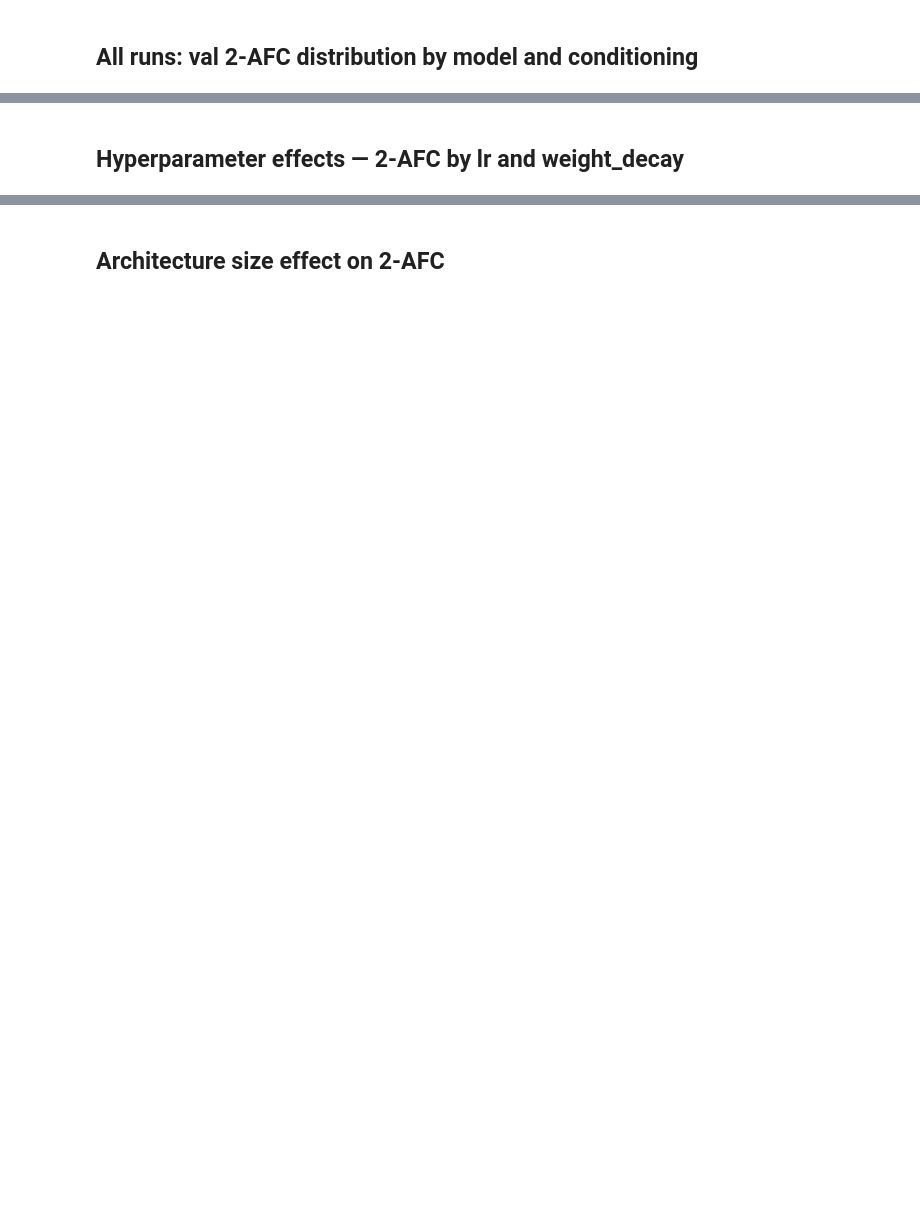
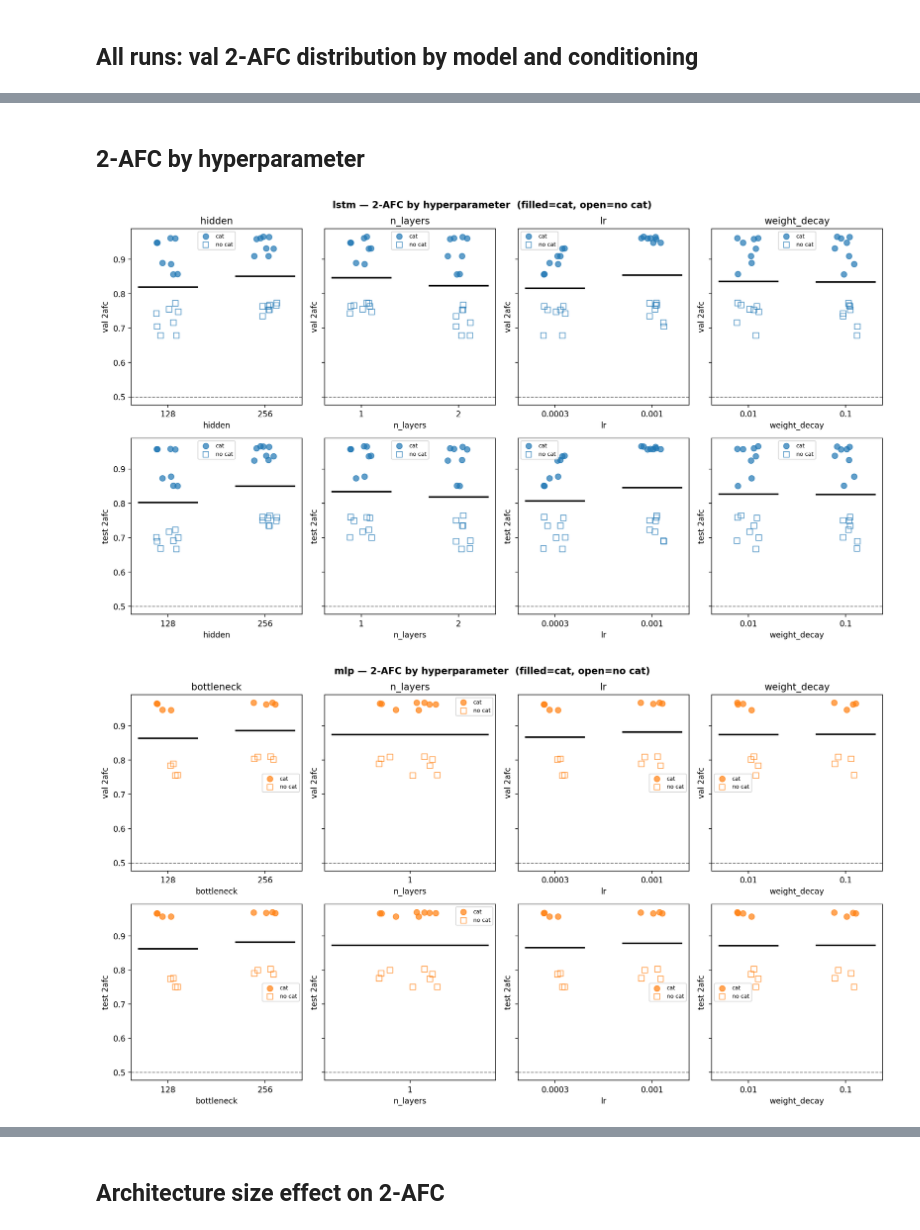
Before and after one commit to YAOJaredz/NeurObjectGen, a Jupyter notebook: notebooks/sweep_hvm_results.ipynb, the cells around one changed output, grey strips where cells are left out. Cells and saved outputs as stored; diff of their text form; code cells hidden in the pictures; blank space fills up the shorter version.

```diff
--- a/notebooks/sweep_hvm_results.ipynb
+++ b/notebooks/sweep_hvm_results.ipynb
@@ -165,2 +189,2 @@ plt.show()
 # %% [markdown]
-## Hyperparameter effects — 2-AFC by lr and weight_decay
+## 2-AFC by hyperparameter
@@ -206,0 +191,59 @@ plt.show()
+# %%
+ARCH_PARAM = {'mlp': 'bottleneck', 'lstm': 'hidden', 'transformer': 'd_model'}
+# filled marker = cat-conditioned, open marker = unconditioned
+CAT_STYLE = {
+    True:  dict(marker='o', facecolor=None,   label_suffix=''),
+    False: dict(marker='s', facecolor='none',  label_suffix=' (no cat)'),
+}
+
+def strip_plot(ax, grp, x_col, title, color='tab:blue', metric_col='val_2afc'):
+    levels = sorted(grp[x_col].dropna().unique())
+    rng = np.random.default_rng(0)
+    for i, lvl in enumerate(levels):
+        for use_cat, sty in CAT_STYLE.items():
+            vals = grp.loc[(grp[x_col] == lvl) & (grp['use_category'] == use_cat), metric_col].values
+            if not len(vals):
+                continue
+            jitter = rng.uniform(-0.12, 0.12, len(vals))
+            fc = color if sty['facecolor'] is None else 'none'
+            ax.scatter(np.full(len(vals), i) + jitter, vals,
+                       alpha=0.7, s=50, color=color, edgecolors=color, facecolors=fc,
+                       marker=sty['marker'],
+                       label=('cat' if use_cat else 'no cat') if i == 0 else '_')
+        all_vals = grp.loc[grp[x_col] == lvl, metric_col].values
+        if len(all_vals):
+            ax.plot([i - 0.3, i + 0.3], [all_vals.mean()] * 2, 'k-', lw=2)
+    ax.set_xticks(range(len(levels)))
+    ax.set_xticklabels([str(l) for l in levels])
+    ax.set_xlabel(x_col)
+    ax.set_ylabel(metric_col.replace('_', ' '))
+    ax.set_title(title)
+    ax.axhline(0.5, color='grey', lw=1, ls='--')
+    ax.legend(fontsize=7)
+
+metrics_to_plot = ['val_2afc'] + (['test_2afc'] if has_test else [])
+MODEL_COLOR = dict(zip(MODELS, ['tab:blue', 'tab:orange', 'tab:green']))
+
+for model in MODELS:
+    sub = df[df['model'] == model]
+    if sub.empty:
+        continue
+    hparams = [p for p in [ARCH_PARAM.get(model), 'n_layers', 'lr', 'weight_decay']
+               if p and p in sub.columns]
+    n_metrics = len(metrics_to_plot)
+    fig, axes = plt.subplots(n_metrics, len(hparams),
+                             figsize=(3.5 * len(hparams), 4 * n_metrics),
+                             sharey='row', squeeze=False)
+    fig.suptitle(f"{model} — 2-AFC by hyperparameter  (filled=cat, open=no cat)",
+                 fontweight='bold')
+    for mi, metric in enumerate(metrics_to_plot):
+        sub_m = sub.dropna(subset=[metric])
+        for ai, col in enumerate(hparams):
+            strip_plot(axes[mi, ai], sub_m, col,
+                       title=col if mi == 0 else '',
+                       color=MODEL_COLOR[model], metric_col=metric)
+    plt.tight_layout()
+    plt.show()
+# %% [output]
+[figure, added]
+[figure, added]
```
Also changed, not shown: parts of 11 cells of this notebook, 2 other files.
